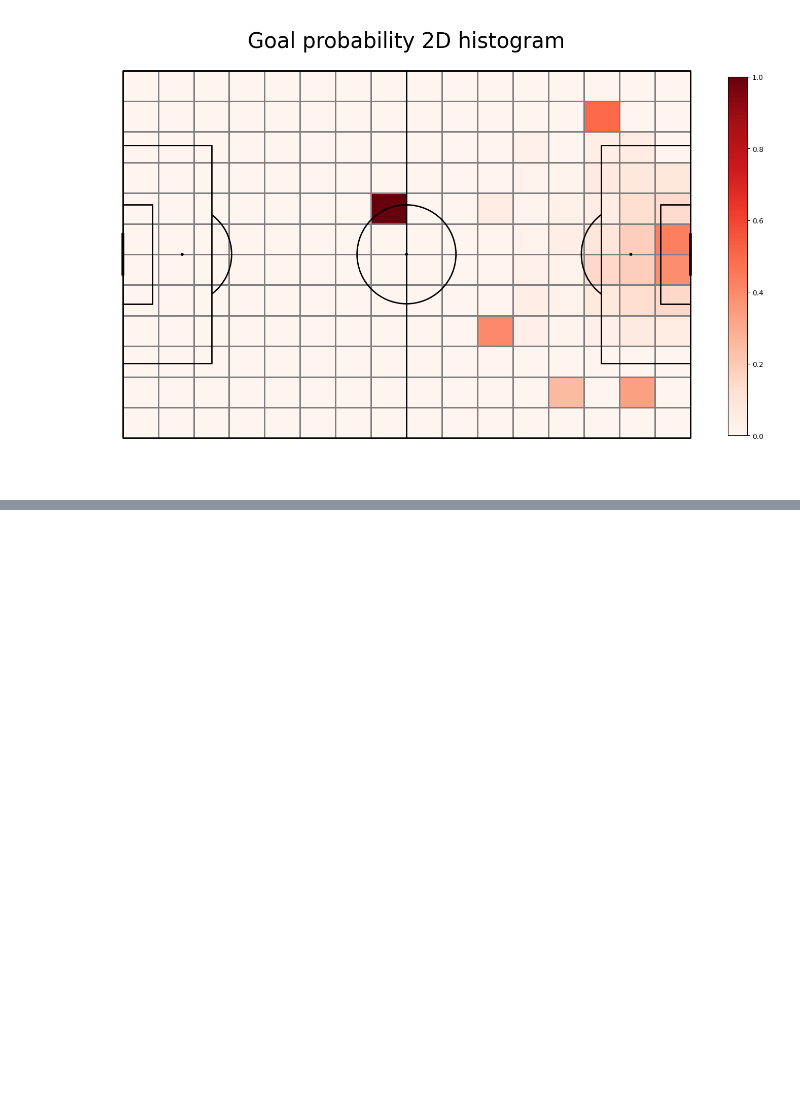
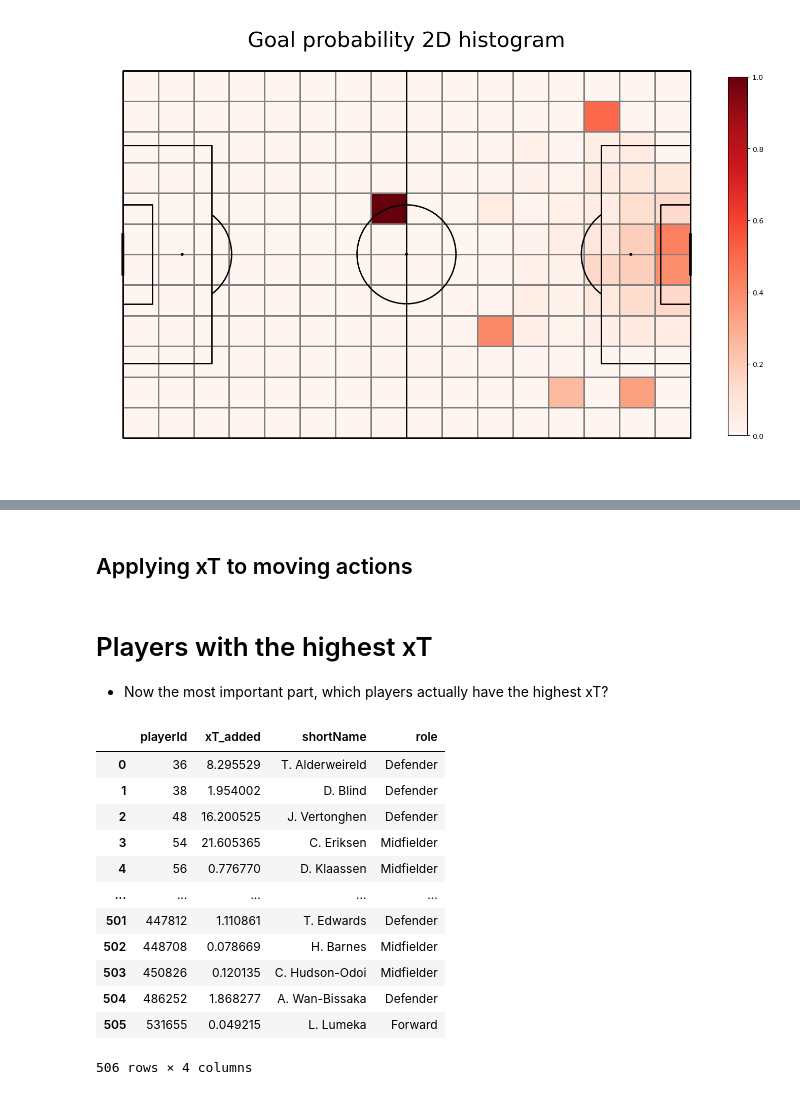
Before and after one commit to jimmybunter01/Soccermatics, a Jupyter notebook: Notebooks/4_Valuing_Actions/position_based_expected_threat.ipynb, the cells around one changed output, grey strips where cells are left out. Cells and saved outputs as stored; diff of their text form; code cells hidden in the pictures; blank space fills up the shorter version.

```diff
--- a/Notebooks/4_Valuing_Actions/position_based_expected_threat.ipynb
+++ b/Notebooks/4_Valuing_Actions/position_based_expected_threat.ipynb
@@ -169,0 +234,2 @@ move_df["end_sector"] = move_df.apply(lambda row: tuple([i[0] for i in binned_st
+# %% [markdown]
+## Applying xT to moving actions
@@ -169,0 +240,25 @@ move_df["end_sector"] = move_df.apply(lambda row: tuple([i[0] for i in binned_st
+# %% [markdown]
+# Players with the highest xT
+- Now the most important part, which players actually have the highest xT?
+# %%
+xT_by_player = value_adding_actions.groupby("playerId")["xT_added"].sum().reset_index()
+player_df = pd.read_json("data\wyscout\players.json")
+player_df.rename(columns={"wyId" : "playerId"}, inplace=True)
+player_df["role"] = player_df.apply(lambda x: x.role["name"], axis=1)
+to_merge = player_df[["playerId", "shortName", "role"]]
+summary = xT_by_player.merge(to_merge, how="left", on="playerId")
+summary
+# %% [output]
+|  | playerId | xT_added | shortName | role |
+| 0 | 36 | 8.295529 | T. Alderweireld | Defender |
+| 1 | 38 | 1.954002 | D. Blind | Defender |
+| 2 | 48 | 16.200525 | J. Vertonghen | Defender |
+| 3 | 54 | 21.605365 | C. Eriksen | Midfielder |
+| 4 | 56 | 0.776770 | D. Klaassen | Midfielder |
+| ... | ... | ... | ... | ... |
+| 501 | 447812 | 1.110861 | T. Edwards | Defender |
+| 502 | 448708 | 0.078669 | H. Barnes | Midfielder |
+| 503 | 450826 | 0.120135 | C. Hudson-Odoi | Midfielder |
+| 504 | 486252 | 1.868277 | A. Wan-Bissaka | Defender |
+| 505 | 531655 | 0.049215 | L. Lumeka | Forward |
+506 rows × 4 columns
```
Also changed, not shown: parts of 20 cells of this notebook, 1 other file.
